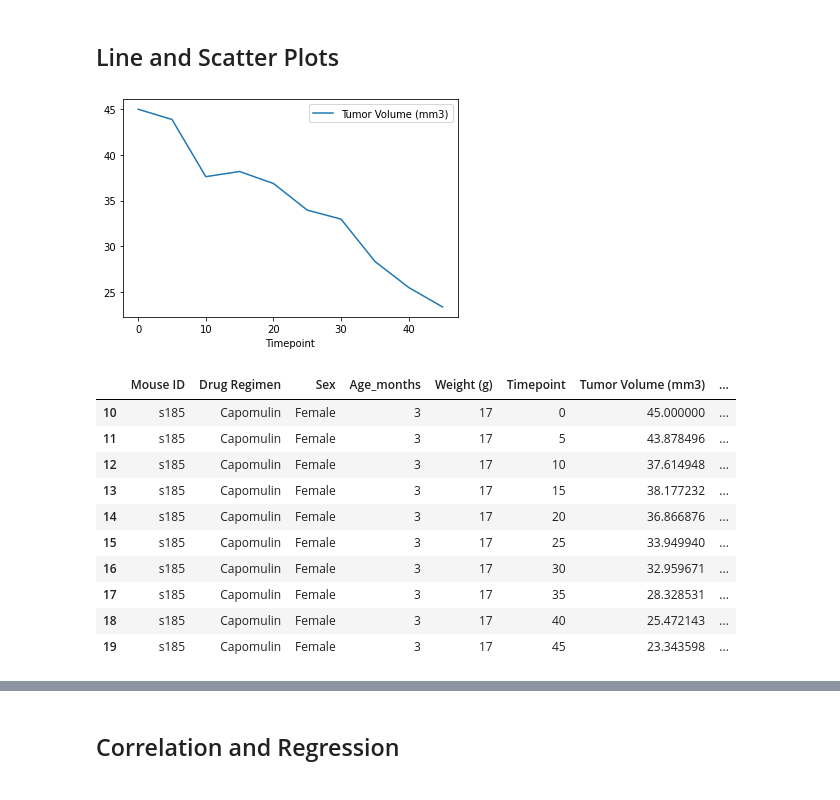
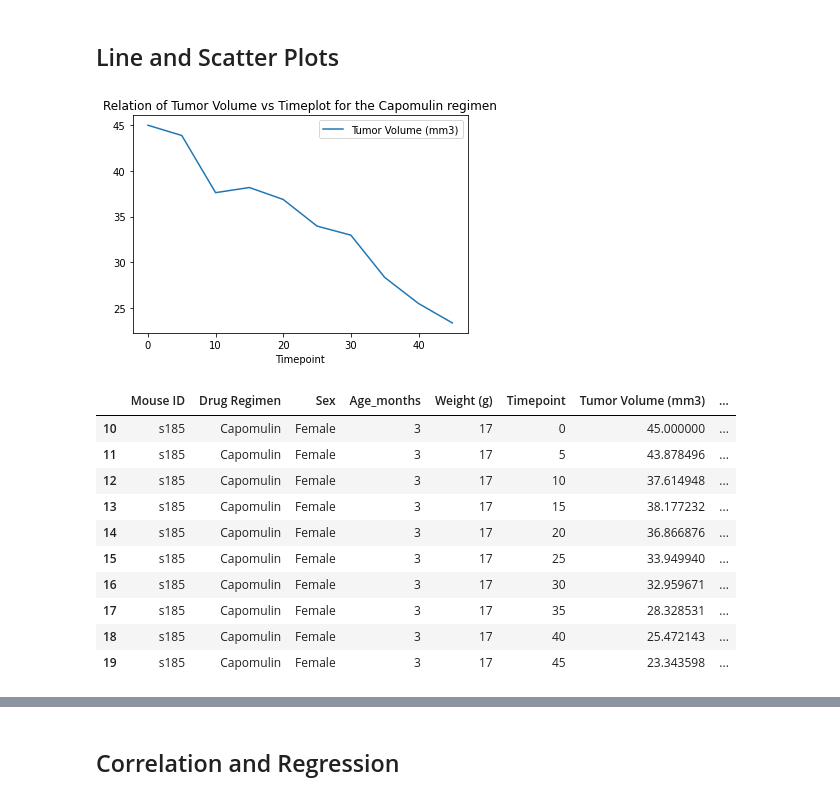
Before and after one commit to sunnyrvd27/matplotlib-challenge, a Jupyter notebook: starter.ipynb, the cells around one changed output, grey strips where cells are left out. Drawn from its saved outputs; the diff is of its cells as text; code cells hidden in the pictures.

Commit message:
Final update for the MatPlotLib challenge

```diff
--- a/starter.ipynb
+++ b/starter.ipynb
@@ -315,12 +317,13 @@ plt.show()
 # %%
 # Generate a line plot of tumor volume vs. time point for a mouse treated with Capomulin
 capomulin_line = clean_dataset.loc[(clean_dataset['Mouse ID'] == 's185')]
 capomulin_line.plot(kind = 'line', x = 'Timepoint', y = 'Tumor Volume (mm3)')
+plt.title("Relation of Tumor Volume vs Timeplot for the Capomulin regimen")
 plt.show()
 
 capomulin_line
 # %% [output]
-[figure, old version]
+[figure, new version]
 |  | Mouse ID | Drug Regimen | Sex | Age_months | Weight (g) | Timepoint | Tumor Volume (mm3) | ... |
 | 10 | s185 | Capomulin | Female | 3 | 17 | 0 | 45.000000 | ... |
 | 11 | s185 | Capomulin | Female | 3 | 17 | 5 | 43.878496 | ... |
```
Also changed, not shown: parts of 5 cells of this notebook.
